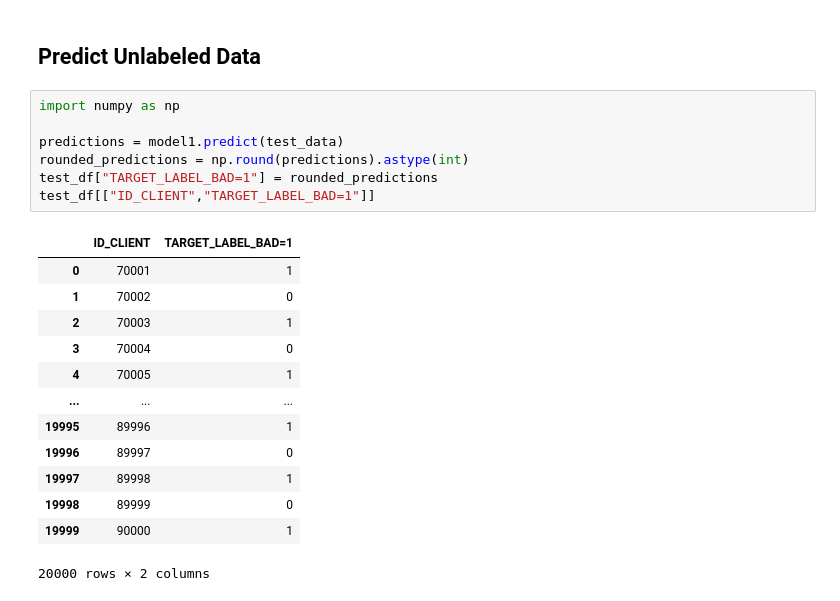
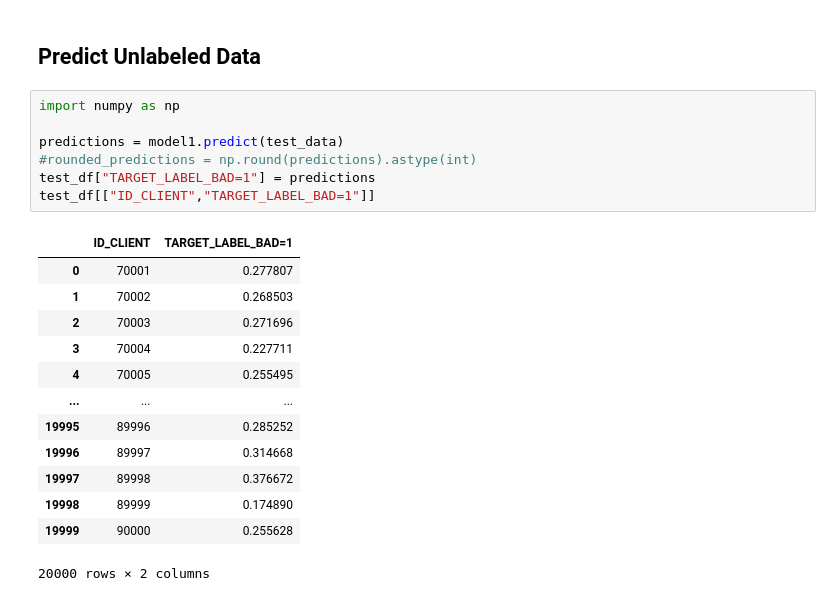
Before and after one commit to DiegoGoSi/Credit-Risk-Analysis, a Jupyter notebook: Final_Project.ipynb, the cells around one changed output. Drawn from its saved outputs; the diff is of its cells as text.

```diff
--- a/Final_Project.ipynb
+++ b/Final_Project.ipynb
@@ -194,21 +194,21 @@ Test accuracy: 0.0
 # %%
 import numpy as np
 
 predictions = model1.predict(test_data)
-rounded_predictions = np.round(predictions).astype(int)
-test_df["TARGET_LABEL_BAD=1"] = rounded_predictions
+#rounded_predictions = np.round(predictions).astype(int)
+test_df["TARGET_LABEL_BAD=1"] = predictions
 test_df[["ID_CLIENT","TARGET_LABEL_BAD=1"]]
 # %% [output]
 |  | ID_CLIENT | TARGET_LABEL_BAD=1 |
-| 0 | 70001 | 1 |
-| 1 | 70002 | 0 |
-| 2 | 70003 | 1 |
-| 3 | 70004 | 0 |
-| 4 | 70005 | 1 |
+| 0 | 70001 | 0.277807 |
+| 1 | 70002 | 0.268503 |
+| 2 | 70003 | 0.271696 |
+| 3 | 70004 | 0.227711 |
+| 4 | 70005 | 0.255495 |
 | ... | ... | ... |
-| 19995 | 89996 | 1 |
-| 19996 | 89997 | 0 |
-| 19997 | 89998 | 1 |
-| 19998 | 89999 | 0 |
-| 19999 | 90000 | 1 |
+| 19995 | 89996 | 0.285252 |
+| 19996 | 89997 | 0.314668 |
+| 19997 | 89998 | 0.376672 |
+| 19998 | 89999 | 0.174890 |
+| 19999 | 90000 | 0.255628 |
 20000 rows × 2 columns
```
Also changed, not shown: parts of 1 cell of this notebook, 2 other files.
